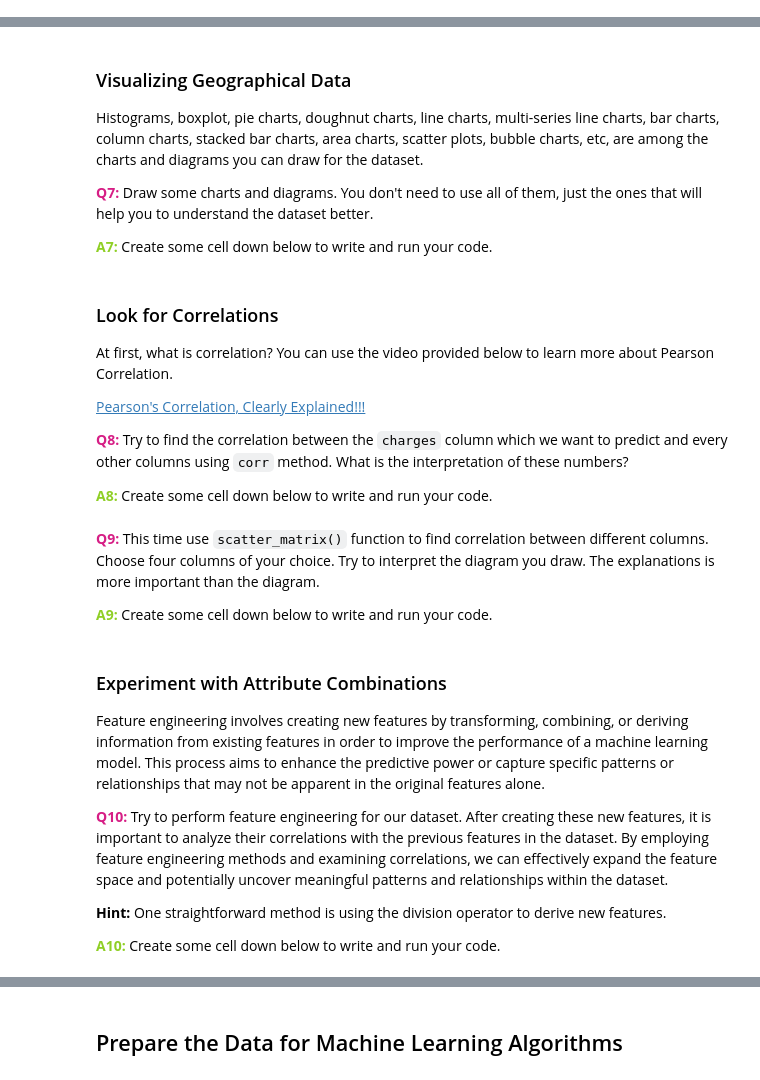
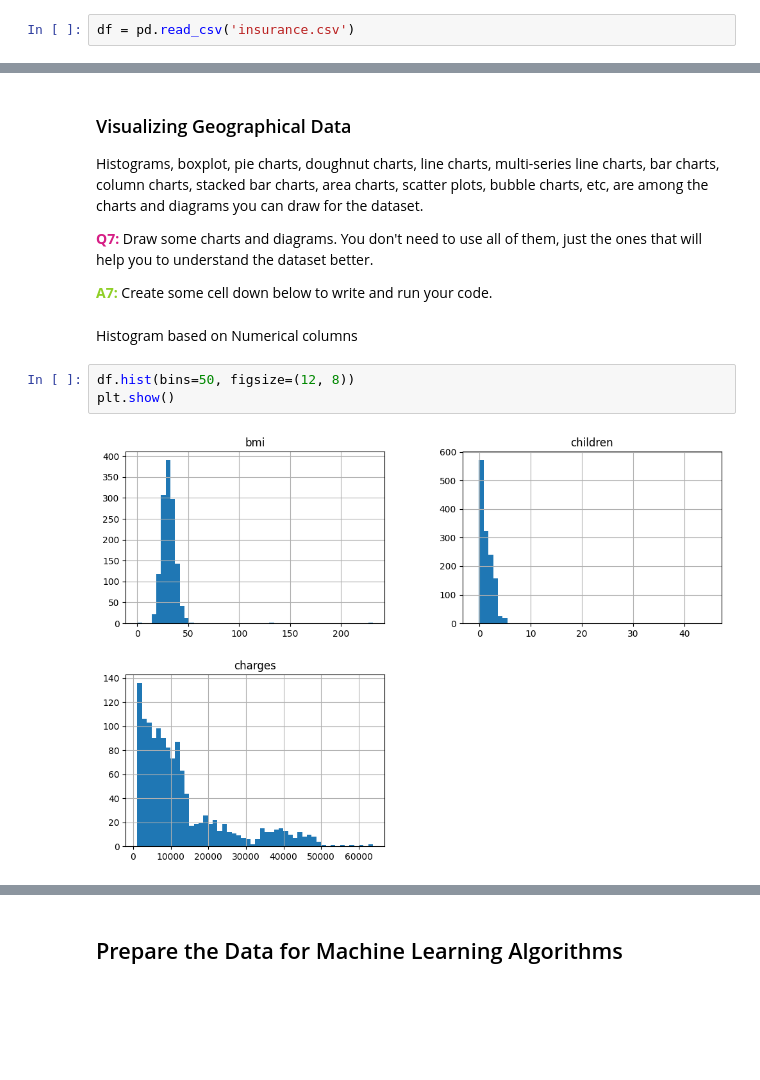
Before and after one commit to alizahedzadeh/Machine-Learning-Course, a Jupyter notebook: Homeworks/HW01/Machine_Learning_HW01.ipynb, the cells around one changed output, grey strips where cells are left out. Cells and saved outputs as stored; diff of their text form; blank space fills up the shorter version.

Commit message:
first assignment

```diff
--- a/Homeworks/HW01/Machine_Learning_HW01.ipynb
+++ b/Homeworks/HW01/Machine_Learning_HW01.ipynb
@@ -104,0 +167,2 @@ Finding the data is not all that matters. Before you can start to build your mod
+# %%
+df = pd.read_csv('insurance.csv')
@@ -123,27 +398,10 @@ Histograms, boxplot, pie charts, doughnut charts, line charts, multi-series line
 <font color='#D61E85' size='+2'>**Q7:**</font> Draw some charts and diagrams. You don't need to use all of them, just the ones that will help you to understand the dataset better.
 
 <font color='#8FCF26' size='+2'>**A7:**</font> Create some cell down below to write and run your code.
-# %% [markdown]
-###	Look for Correlations
-
-At first, what is correlation? You can use the video provided below to learn more about Pearson Correlation.
-
-[Pearson's Correlation, Clearly Explained!!!](https://www.youtube.com/watch?v=xZ_z8KWkhXE)
-
-<font color='#D61E85' size='+2'>**Q8:**</font> Try to find the correlation between the `charges` column which we want to predict and every other columns using `corr` method. What is the interpretation of these numbers?
-
-<font color='#8FCF26' size='+2'>**A8:**</font> Create some cell down below to write and run your code.
-# %% [markdown]
-<font color='#D61E85' size='+2'>**Q9:**</font> This time use `scatter_matrix()` function to find correlation between different columns. Choose four columns of your choice. Try to interpret the diagram you draw. The explanations is more important than the diagram.
-
-<font color='#8FCF26' size='+2'>**A9:**</font> Create some cell down below to write and run your code.
-# %% [markdown]
-### Experiment with Attribute Combinations
-
-Feature engineering involves creating new features by transforming, combining, or deriving information from existing features in order to improve the performance of a machine learning model. This process aims to enhance the predictive power or capture specific patterns or relationships that may not be apparent in the original features alone.
-
-<font color='#D61E85' size='+2'>**Q10:**</font> Try to perform feature engineering for our dataset. After creating these new features, it is important to analyze their correlations with the previous features in the dataset. By employing feature engineering methods and examining correlations, we can effectively expand the feature space and potentially uncover meaningful patterns and relationships within the dataset.
-
-**Hint:** One straightforward method is using the division operator to derive new features.
-
-<font color='#8FCF26' size='+2'>**A10:**</font> Create some cell down below to write and run your code.
+# %% [markdown]
+Histogram based on Numerical columns
+# %%
+df.hist(bins=50, figsize=(12, 8))
+plt.show()
+# %% [output]
+[figure, added]
```
Also changed, not shown: parts of 172 cells of this notebook.
